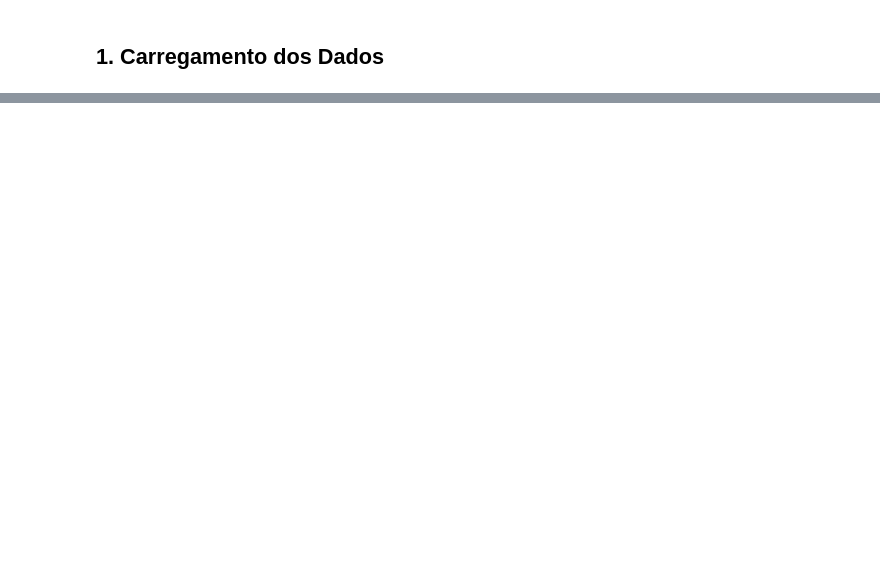
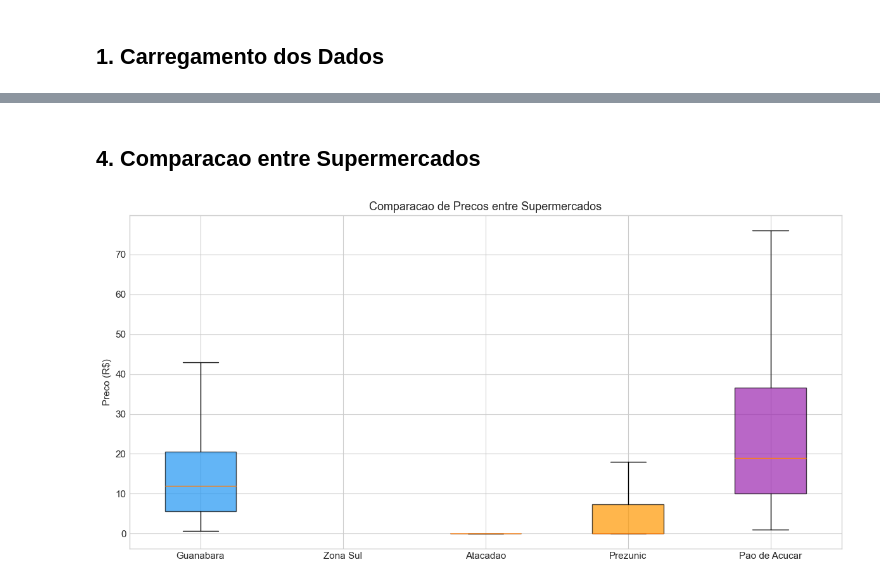
Before and after one commit to lfkopp/monitor_precos, a Jupyter notebook: analise_precos.ipynb, the cells around one changed output, grey strips where cells are left out. Drawn from its saved outputs; the diff is of its cells as text; code cells hidden in the pictures; blank space fills up the shorter version.

```diff
--- a/analise_precos.ipynb
+++ b/analise_precos.ipynb
@@ -448,0 +177,21 @@ Resumo final:
+# %% [markdown]
+## 4. Comparacao entre Supermercados
+# %%
+fig, ax = plt.subplots(figsize=(12, 6))
+dados_box = [todos[todos['supermercado'] == n]['preco'].clip(upper=todos[todos['supermercado'] == n]['preco'].quantile(0.95))
+             for n in ['Guanabara', 'Zona Sul', 'Atacadao', 'Prezunic', 'Pao de Acucar']
+             if len(todos[todos['supermercado'] == n]) > 0]
+nomes_box = [n for n in ['Guanabara', 'Zona Sul', 'Atacadao', 'Prezunic', 'Pao de Acucar']
+             if len(todos[todos['supermercado'] == n]) > 0]
+
+bp = ax.boxplot(dados_box, labels=nomes_box, patch_artist=True, showfliers=False)
+for patch, nome in zip(bp['boxes'], nomes_box):
+    patch.set_facecolor(cores[nome])
+    patch.set_alpha(0.7)
+
+ax.set_title('Comparacao de Precos entre Supermercados')
+ax.set_ylabel('Preco (R$)')
+plt.tight_layout()
+plt.show()
+# %% [output]
+[figure, added]
```
Also changed, not shown: parts of 51 cells of this notebook, 1 other file.
